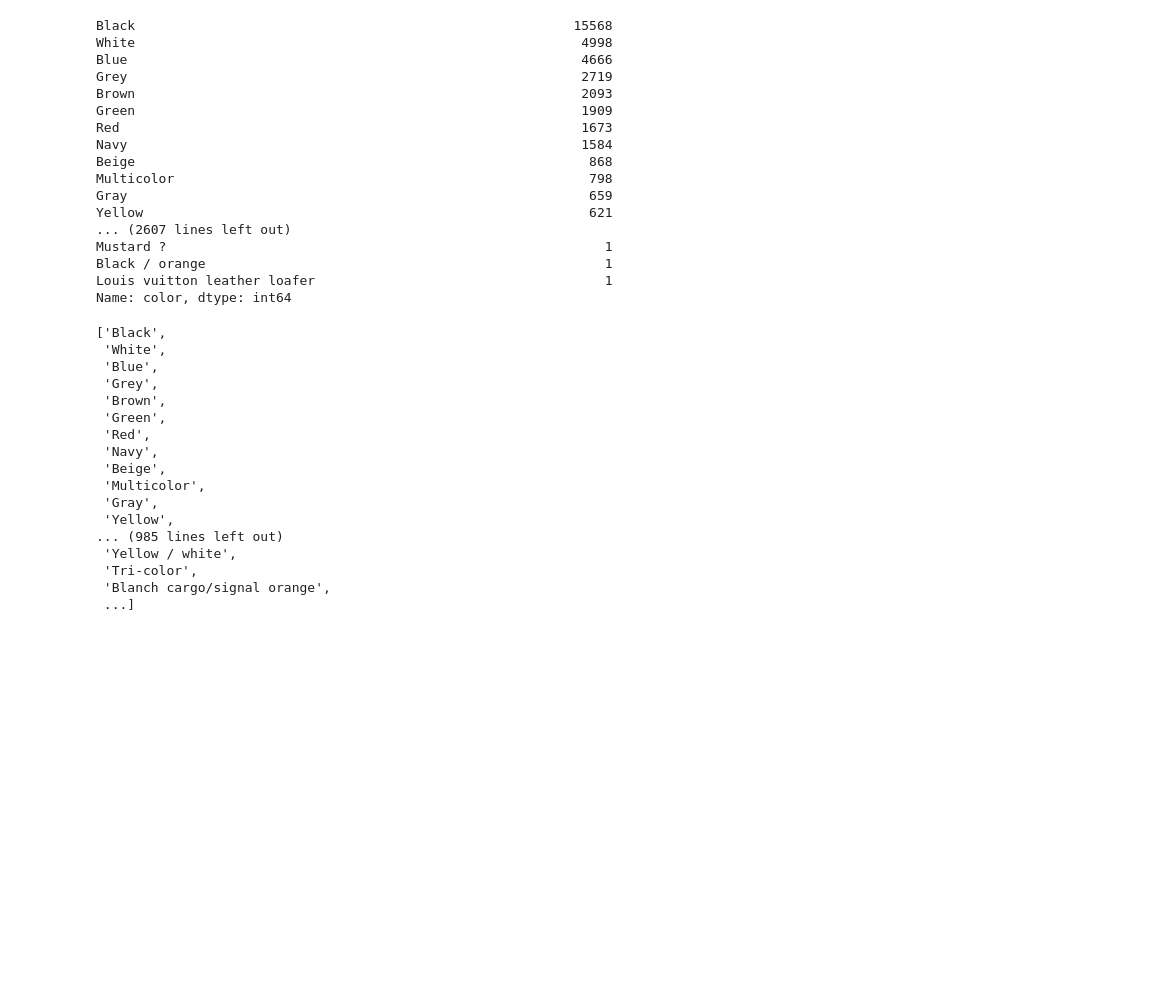
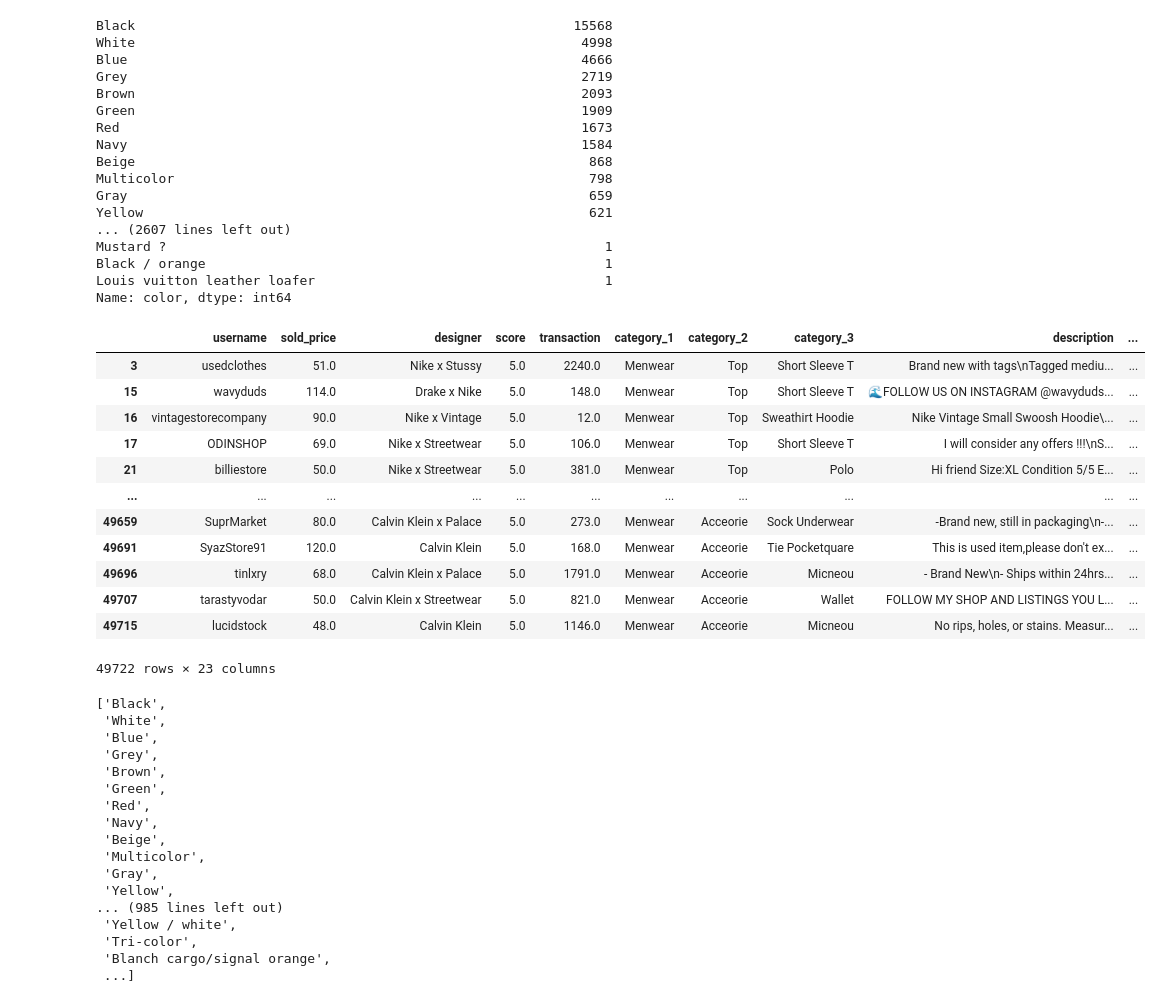
Before and after one commit to HongkiuKurt/vintage_clothing_project_2023, a Jupyter notebook: data_cleaning.ipynb, the cells around one changed output. Drawn from its saved outputs; the diff is of its cells as text; code cells hidden in the pictures; blank space fills up the shorter version.

```diff
--- a/data_cleaning.ipynb
+++ b/data_cleaning.ipynb
@@ -50,6 +50,7 @@ df
 # %%
 df['trans_group'] = pd.cut(df['transaction'], [-float('inf'), 30, 70, 200, float('inf')], labels=[2, 1, 0, 3])
 df['image_count_group'] = pd.cut(df['image_count'], [-float('inf'), 5, 15, 20, float('inf')], labels=[2, 1, 0, 3])
+df['genda'] = df['size'].apply(lambda x: 'Men' if "Men's" in x else ('Women' if "Women's" in x else 'No genda'))
 df
 # %% [output]
 |  | username | sold_price | designer | score | transaction | category_1 | category_2 | category_3 | description | ... |
@@ -138,0 +144,38 @@ Name: categories, dtype: int64
+# %%
+m_top = ['Menwear Top Short Sleeve T','Menwear Top Sweathirt Hoodie','Menwear Top Sweater Knitwear','Menwear Top Shirt ButtoUp','Menwear Top Jerey','Menwear Top Long Sleeve T','Menwear Top Polo','Menwear Top Tank Top Sleevele','Menwear Top ButtoUp','Number (N)ine Menwear Number (N)ine Top Number (N)ine Short Sleeve T','Number (N)ine Menwear Number (N)ine Top Number (N)ine Sweathirt Hoodie']
+w_top = ['Womenwear Top Short Sleeve T','Womenwear Top Sweater']
+m_outerwear = ['Menwear Tailoring Blazer','Menwear Outerwear Light Jacket','Menwear Outerwear Bomber','Menwear Outerwear Heavy Coat','Menwear Outerwear Denim Jacket','Menwear Outerwear Vet','Menwear Outerwear Parka','Menwear Outerwear Raincoat']
+w_outerwear = ['Womenwear Outerwear Jacket']
+m_footwear = ['Menwear Footwear Low Top Sneaker','Menwear Footwear Hi Top Sneaker','Menwear Footwear Boot','Menwear Footwear Caual  Shoe','Menwear Footwear Slip On','Menwear Footwear Sandal']
+m_bottom = ['Menwear Bottom Denim','Menwear Bottom Caual Pant','Menwear Bottom Sweatpant Jogger','Menwear Bottom Short','Menwear Bottom Jumpuit','Menwear Bottom Cropped Pant','Number (N)ine Menwear Number (N)ine Bottom Number (N)ine Denim']
+w_bottom = ['Womenwear Bottom Jean','Womenwear Bottom Pant']
+accessories = ['Menwear Acceorie Luggage','Menwear Acceorie Micneou','Menwear Acceorie Glove Scarve','Menwear Acceorie Watche','Menwear Acceorie Sunglae','Menwear Acceorie Belt','Menwear Acceorie Wallet','Menwear Acceorie Sock Underwear','Menwear Acceorie Glae','Menwear Acceorie Tie Pocketquare']
+# %%
+group_m_top = start0.loc[start0['categories'].isin(m_top)]
+group_m_top['category_group'] = 'm_top'
+
+group_w_top = start0.loc[start0['categories'].isin(w_top)]
+group_w_top['category_group'] = 'w_top'
+
+group_m_bottom = start0.loc[start0['categories'].isin(m_bottom)]
+group_m_bottom['category_group'] = 'm_bottom'
+
+group_w_bottom = start0.loc[start0['categories'].isin(w_bottom)]
+group_w_bottom['category_group'] = 'w_bottom'
+
+group_m_outerwear = start0.loc[start0['categories'].isin(m_outerwear)]
+group_m_outerwear['category_group'] = 'm_outerwear'
+
+group_w_outerwear = start0.loc[start0['categories'].isin(w_outerwear)]
+group_w_outerwear['category_group'] = 'w_outerwear'
+
+group_m_footwear = start0.loc[start0['categories'].isin(m_footwear)]
+group_m_footwear['category_group'] = 'm_footwear'
+
+
+group_accessories = start0.loc[start0['categories'].isin(accessories)]
+group_accessories['category_group'] = 'accessories'
+
+frames = [group_m_top, group_w_top, group_m_bottom, group_w_bottom, group_m_outerwear, group_w_outerwear, group_m_footwear, group_accessories]
+
+df1 = pd.concat(frames)
@@ -156,6 +246,22 @@ Mustard ?                                                        1
 Black / orange                                                   1
 Louis vuitton leather loafer                                     1
 Name: color, dtype: int64
+# %%
+df1
+# %% [output]
+|  | username | sold_price | designer | score | transaction | category_1 | category_2 | category_3 | description | ... |
+| 3 | usedclothes | 51.0 | Nike x Stussy | 5.0 | 2240.0 | Menwear | Top | Short Sleeve T | Brand new with tags\nTagged mediu... | ... |
+| 15 | wavyduds | 114.0 | Drake x Nike | 5.0 | 148.0 | Menwear | Top | Short Sleeve T | 🌊FOLLOW US ON INSTAGRAM @wavyduds... | ... |
+| 16 | vintagestorecompany | 90.0 | Nike x Vintage | 5.0 | 12.0 | Menwear | Top | Sweathirt Hoodie | Nike Vintage Small Swoosh Hoodie\... | ... |
+| 17 | ODINSHOP | 69.0 | Nike x Streetwear | 5.0 | 106.0 | Menwear | Top | Short Sleeve T | I will consider any offers !!!\nS... | ... |
+| 21 | billiestore | 50.0 | Nike x Streetwear | 5.0 | 381.0 | Menwear | Top | Polo | Hi friend Size:XL Condition 5/5 E... | ... |
+| ... | ... | ... | ... | ... | ... | ... | ... | ... | ... | ... |
+| 49659 | SuprMarket | 80.0 | Calvin Klein x Palace | 5.0 | 273.0 | Menwear | Acceorie | Sock Underwear | -Brand new, still in packaging\n-... | ... |
+| 49691 | SyazStore91 | 120.0 | Calvin Klein | 5.0 | 168.0 | Menwear | Acceorie | Tie Pocketquare | This is used item,please don't ex... | ... |
+| 49696 | tinlxry | 68.0 | Calvin Klein x Palace | 5.0 | 1791.0 | Menwear | Acceorie | Micneou | - Brand New\n- Ships within 24hrs... | ... |
+| 49707 | tarastyvodar | 50.0 | Calvin Klein x Streetwear | 5.0 | 821.0 | Menwear | Acceorie | Wallet | FOLLOW MY SHOP AND LISTINGS YOU L... | ... |
+| 49715 | lucidstock | 48.0 | Calvin Klein | 5.0 | 1146.0 | Menwear | Acceorie | Micneou | No rips, holes, or stains. Measur... | ... |
+49722 rows × 23 columns
 # %%
 colorlist = start0.color.value_counts().index.tolist()
 colorlist
```
Also changed, not shown: parts of 10 cells of this notebook.
